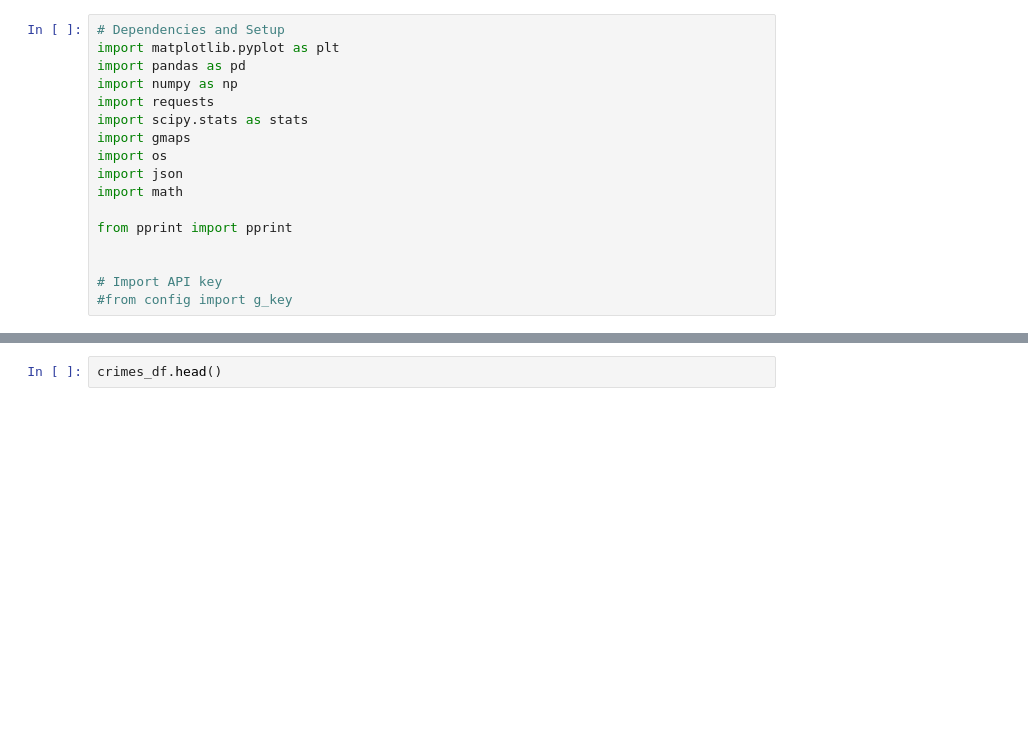
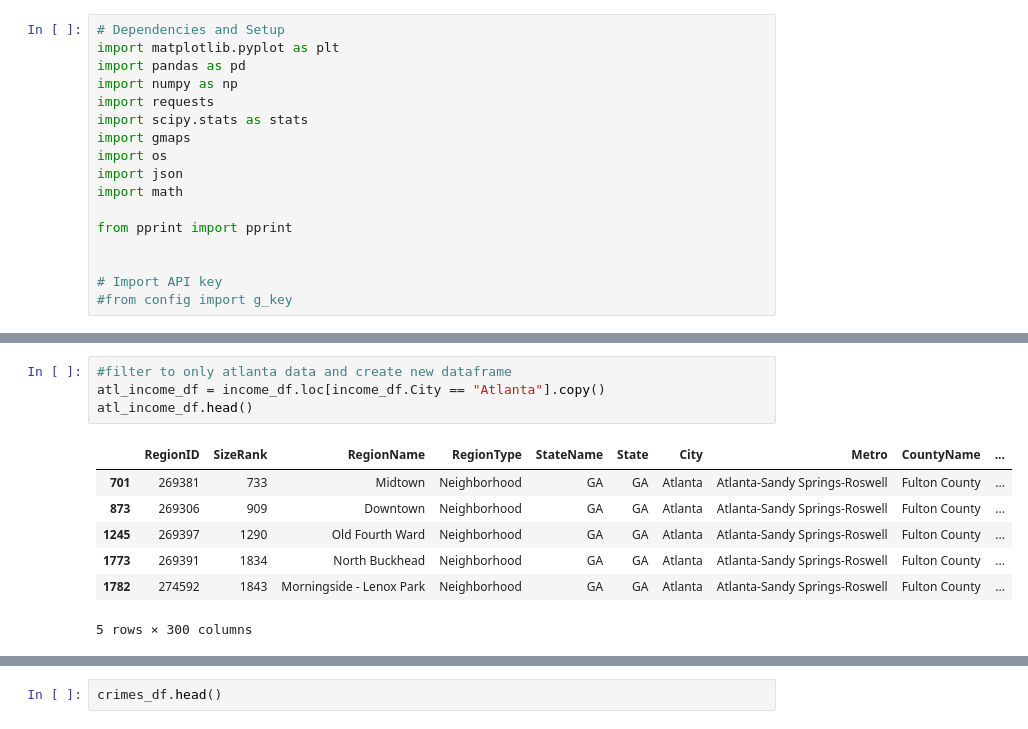
Before and after one commit to niccc/Atlanta-Crime-Data, a Jupyter notebook: crimes.ipynb, the cells around one changed output, grey strips where cells are left out. Drawn from its saved outputs; the diff is of its cells as text; blank space fills up the shorter version.

Commit message:
created atl income dataframe

```diff
--- a/crimes.ipynb
+++ b/crimes.ipynb
@@ -32 +23,13 @@ income_df.head()
+# %%
+#filter to only atlanta data and create new dataframe
+atl_income_df = income_df.loc[income_df.City == "Atlanta"].copy()
+atl_income_df.head()
+# %% [output]
+|  | RegionID | SizeRank | RegionName | RegionType | StateName | State | City | Metro | CountyName | ... |
+| 701 | 269381 | 733 | Midtown | Neighborhood | GA | GA | Atlanta | Atlanta-Sandy Springs-Roswell | Fulton County | ... |
+| 873 | 269306 | 909 | Downtown | Neighborhood | GA | GA | Atlanta | Atlanta-Sandy Springs-Roswell | Fulton County | ... |
+| 1245 | 269397 | 1290 | Old Fourth Ward | Neighborhood | GA | GA | Atlanta | Atlanta-Sandy Springs-Roswell | Fulton County | ... |
+| 1773 | 269391 | 1834 | North Buckhead | Neighborhood | GA | GA | Atlanta | Atlanta-Sandy Springs-Roswell | Fulton County | ... |
+| 1782 | 274592 | 1843 | Morningside - Lenox Park | Neighborhood | GA | GA | Atlanta | Atlanta-Sandy Springs-Roswell | Fulton County | ... |
+5 rows × 300 columns
 # %%
```
Also changed, not shown: parts of 3 cells of this notebook.
